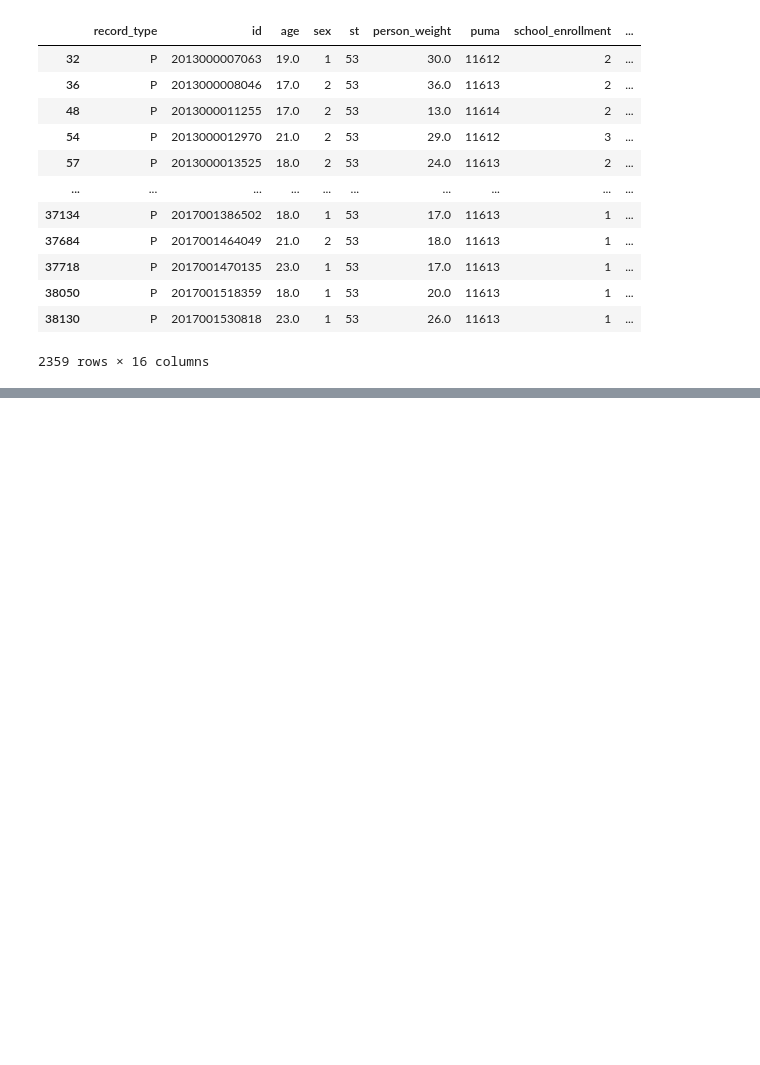
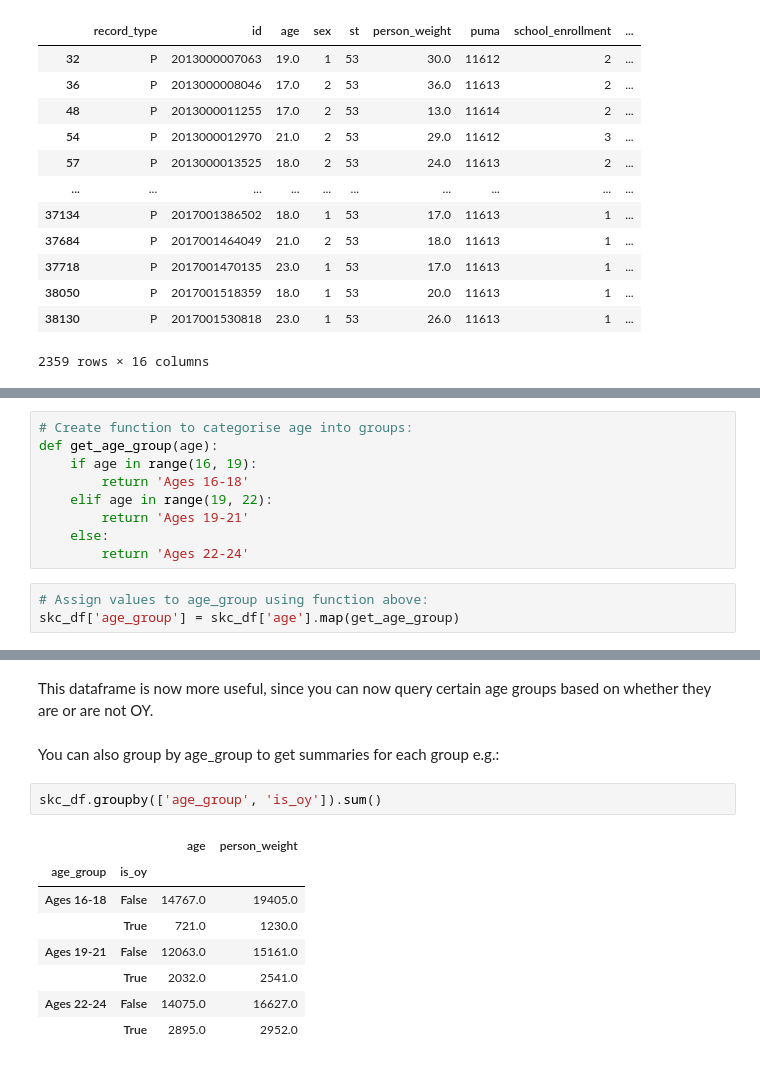
Before and after one commit to lecritch/mod-1-project-chicago-seattle-ds-051120, a Jupyter notebook: notebooks/exploratory/07_pt3_explore_lc.ipynb, the cells around one changed output, grey strips where cells are left out. Saved outputs shown, nothing was run; the diff lists cells and outputs as text; blank space fills up the shorter version.

Commit message:
Updated 07 notebook to include age_group column - ready for plotting

```diff
--- a/notebooks/exploratory/07_pt3_explore_lc.ipynb
+++ b/notebooks/exploratory/07_pt3_explore_lc.ipynb
@@ -93,0 +88,12 @@ See notebook "column vals" that is a key for each column header.
+# %%
+# Create function to categorise age into groups:
+def get_age_group(age):
+    if age in range(16, 19):
+        return 'Ages 16-18'
+    elif age in range(19, 22):
+        return 'Ages 19-21'
+    else:
+        return 'Ages 22-24'
+# %%
+# Assign values to age_group using function above:
+skc_df['age_group'] = skc_df['age'].map(get_age_group)
@@ -93,0 +116,15 @@ See notebook "column vals" that is a key for each column header.
+# %% [markdown]
+This dataframe is now more useful, since you can now query certain age groups based on whether they are or are not OY.
+# %% [markdown]
+You can also group by age_group to get summaries for each group e.g.:
+# %%
+skc_df.groupby(['age_group', 'is_oy']).sum()
+# %% [output]
+|  |  | age | person_weight |
+| age_group | is_oy |  |  |
+| Ages 16-18 | False | 14767.0 | 19405.0 |
+|  | True | 721.0 | 1230.0 |
+| Ages 19-21 | False | 12063.0 | 15161.0 |
+|  | True | 2032.0 | 2541.0 |
+| Ages 22-24 | False | 14075.0 | 16627.0 |
+|  | True | 2895.0 | 2952.0 |
```
Also changed, not shown: parts of 2 cells of this notebook, 1 other file.
